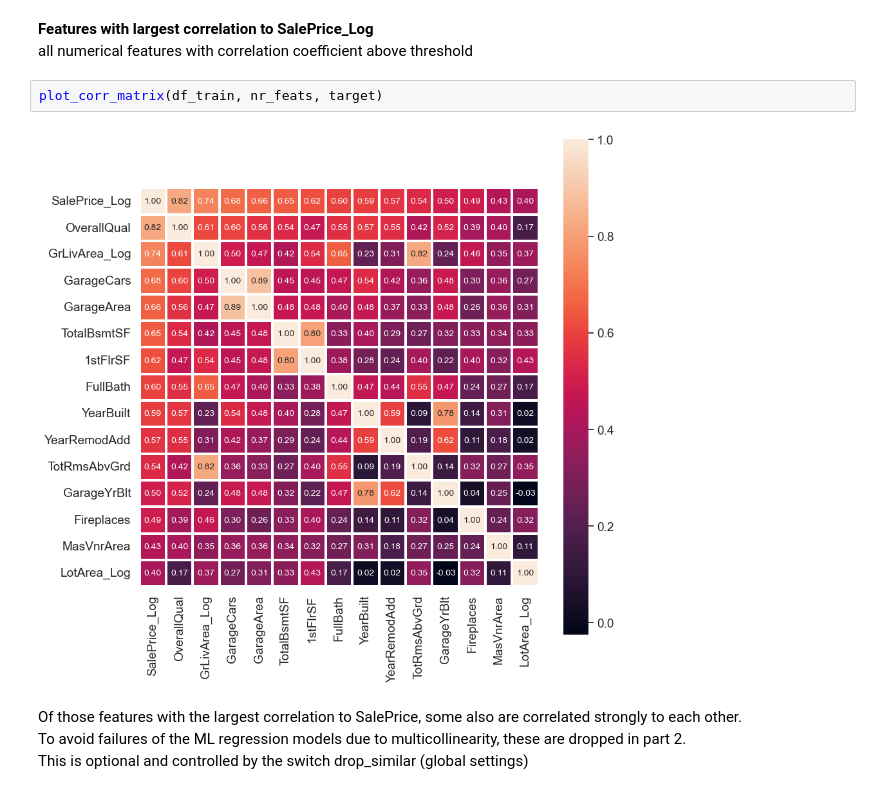
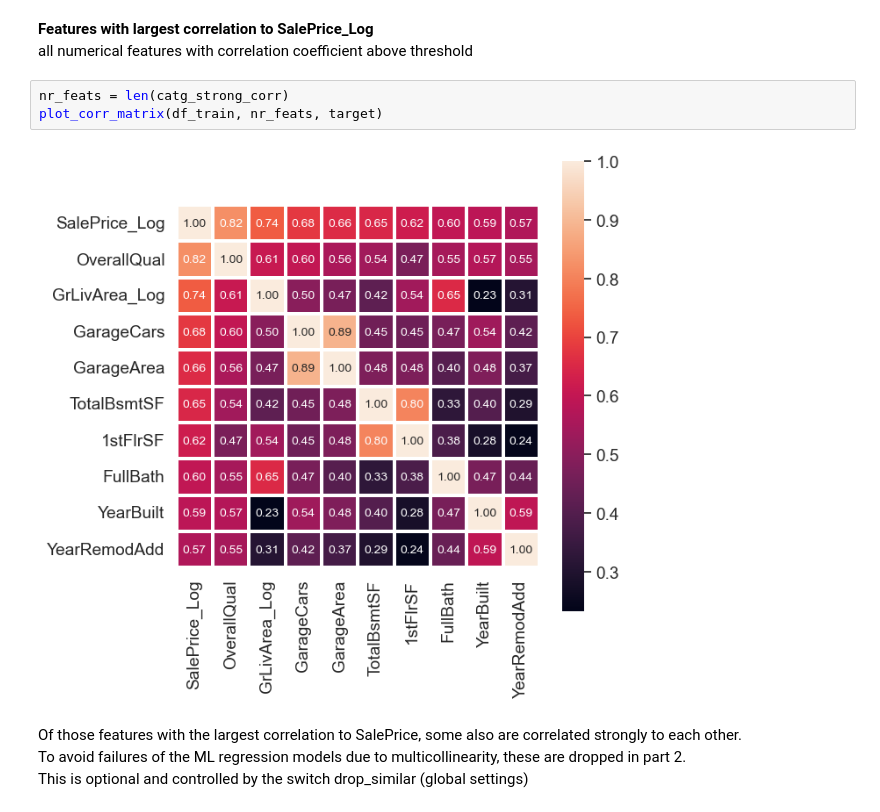
Before and after one commit to billygogo/Kaggle_Clone, a Jupyter notebook: 3.housePrices.ipynb, the cells around one changed output. Drawn from its saved outputs; the diff is of its cells as text.

```diff
--- a/3.housePrices.ipynb
+++ b/3.housePrices.ipynb
@@ -661,9 +751,10 @@ Correlation matrix 1
 __Features with largest correlation to SalePrice_Log__
 all numerical features with correlation coefficient above threshold
 # %%
+nr_feats = len(catg_strong_corr)
 plot_corr_matrix(df_train, nr_feats, target)
 # %% [output]
-[figure, old version]
+[figure, new version]
 # %% [markdown]
 Of those features with the largest correlation to SalePrice, some also are correlated strongly to each other.
 To avoid failures of the ML regression models due to multicollinearity, these are dropped in part 2.
```
Also changed, not shown: parts of 64 cells of this notebook.
